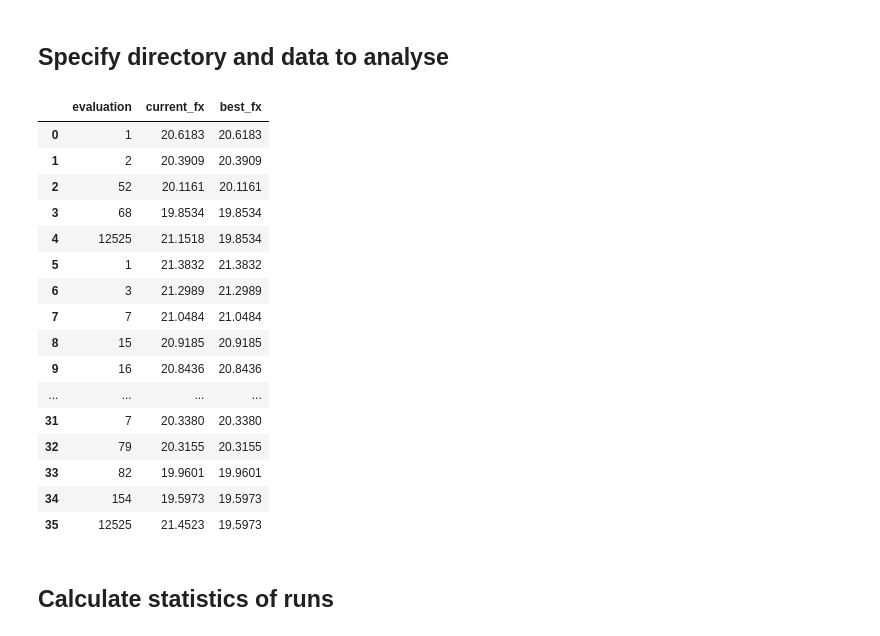
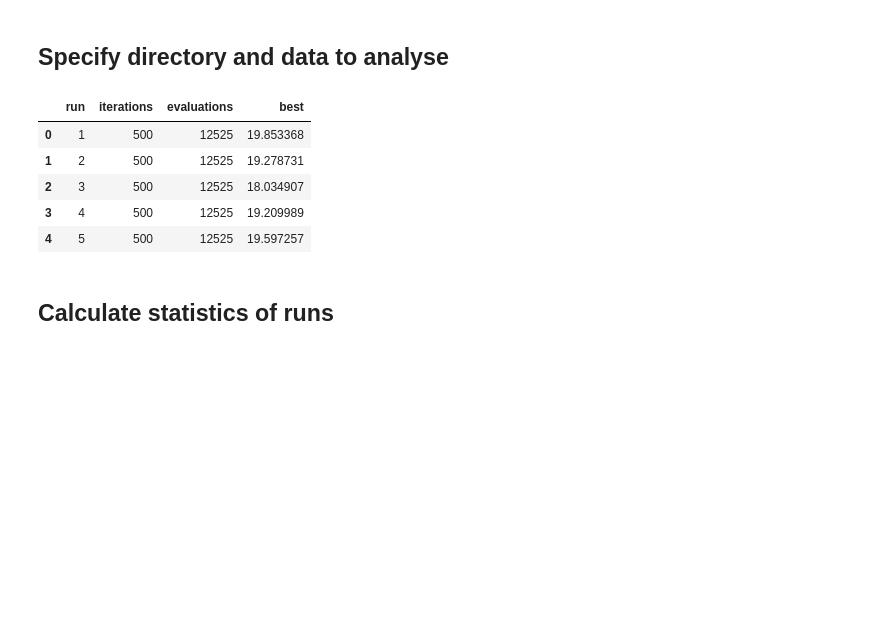
Before and after one commit to mahf-opt/mahf, a Jupyter notebook: evaluation/basicEval.ipynb, the cells around one changed output. Saved outputs shown, nothing was run; the diff lists cells and outputs as text; code cells hidden in the pictures; blank space fills up the shorter version.

Commit message:
Add common functions required for eval

```diff
--- a/evaluation/basicEval.ipynb
+++ b/evaluation/basicEval.ipynb
@@ -7,29 +9,19 @@ import matplotlib.pyplot as plt
 # %% [markdown]
 ## Specify directory and data to analyse
-# %%
-data_dir = '../data/custom_heuristics/'
-ackley_iter = pd.read_csv('../data/custom_heuristic/custom_ackley_10/iterations.csv')
-ackley_iter
-ackley_eval = pd.read_csv('../data/custom_heuristic/custom_ackley_10/evaluations.csv')
-ackley_eval
-# %% [output]
-|  | evaluation | current_fx | best_fx |
-| 0 | 1 | 20.6183 | 20.6183 |
-| 1 | 2 | 20.3909 | 20.3909 |
-| 2 | 52 | 20.1161 | 20.1161 |
-| 3 | 68 | 19.8534 | 19.8534 |
-| 4 | 12525 | 21.1518 | 19.8534 |
-| 5 | 1 | 21.3832 | 21.3832 |
-| 6 | 3 | 21.2989 | 21.2989 |
-| 7 | 7 | 21.0484 | 21.0484 |
-| 8 | 15 | 20.9185 | 20.9185 |
-| 9 | 16 | 20.8436 | 20.8436 |
-| ... | ... | ... | ... |
-| 31 | 7 | 20.3380 | 20.3380 |
-| 32 | 79 | 20.3155 | 20.3155 |
-| 33 | 82 | 19.9601 | 19.9601 |
-| 34 | 154 | 19.5973 | 19.5973 |
-| 35 | 12525 | 21.4523 | 19.5973 |
+# %%
+directory = '../data/custom_heuristic/custom_ackley_10/'
+all_csv_dict = eval.read_all(directory)
+evaluations = all_csv_dict['evaluations.csv']
+iterations = all_csv_dict['iterations.csv']
+summary = all_csv_dict['summary.csv']
+summary
+# %% [output]
+|  | run | iterations | evaluations | best |
+| 0 | 1 | 500 | 12525 | 19.853368 |
+| 1 | 2 | 500 | 12525 | 19.278731 |
+| 2 | 3 | 500 | 12525 | 18.034907 |
+| 3 | 4 | 500 | 12525 | 19.209989 |
+| 4 | 5 | 500 | 12525 | 19.597257 |
 # %% [markdown]
 ## Calculate statistics of runs
 # %% [markdown]
```
Also changed, not shown: parts of 3 cells of this notebook, 6 other files.
